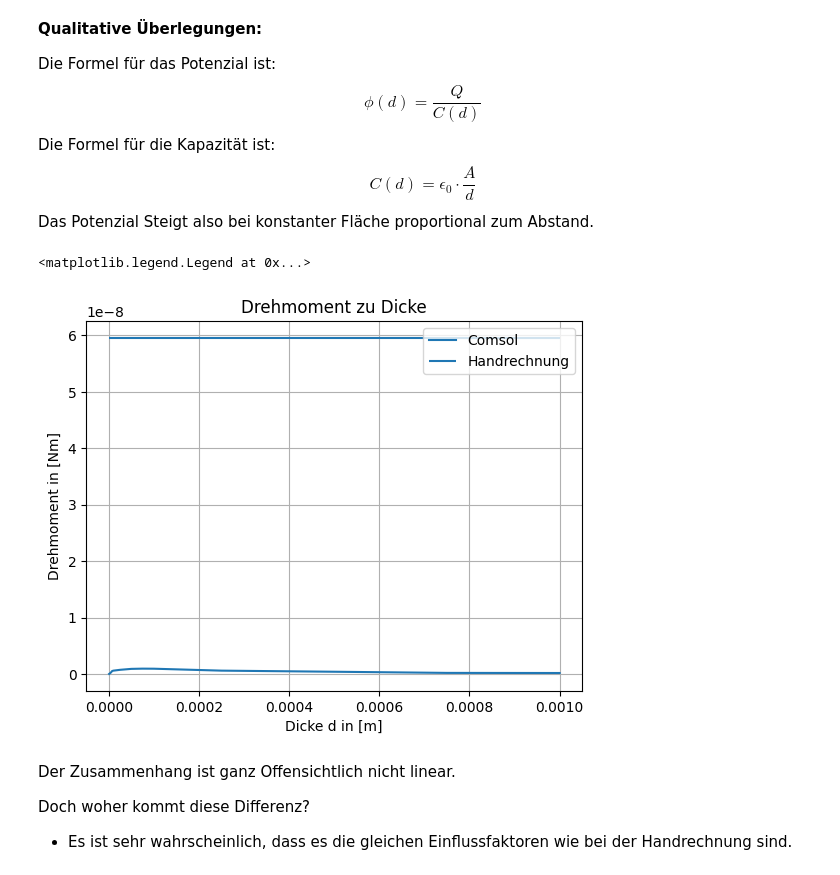
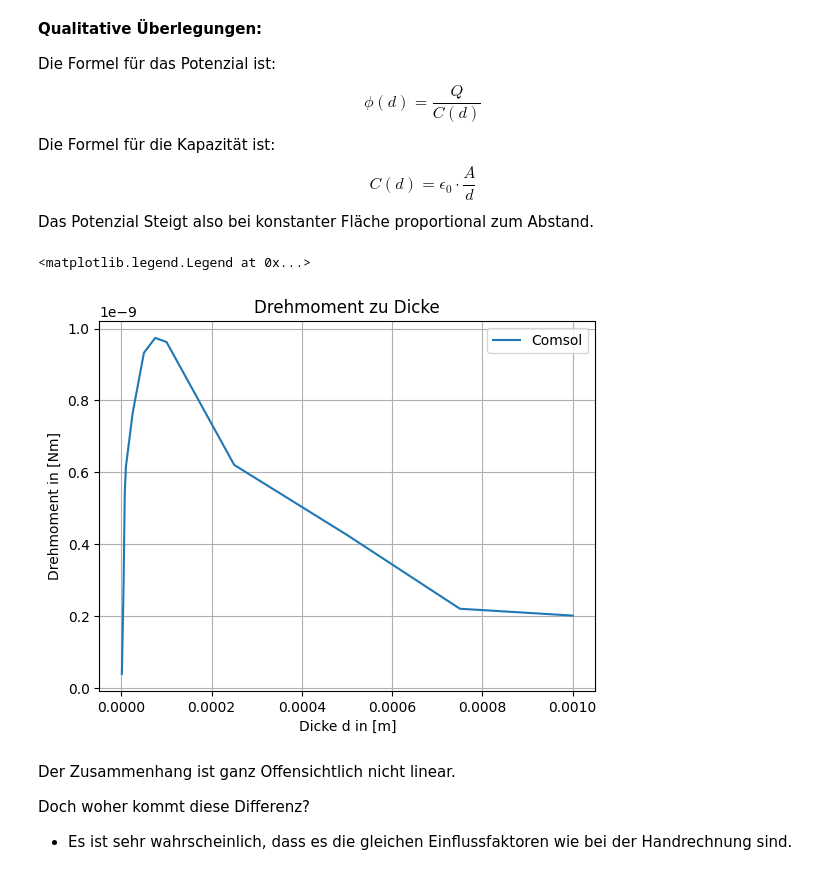
Before and after one commit to HansPeter21/COP_Elektrostatik, a Jupyter notebook: Projekt_ES_Albertin_Schegg.ipynb, the cells around one changed output. Drawn from its saved outputs; the diff is of its cells as text; code cells hidden in the pictures.

```diff
--- a/Projekt_ES_Albertin_Schegg.ipynb
+++ b/Projekt_ES_Albertin_Schegg.ipynb
@@ -336,15 +368,15 @@ Fd = 1/(2)*Q**2/(A30*eps0)
 Mfd = Fd*a
 # %%
 plt.plot(Md["d (m)"], Md["Axial torque (N*m)"], label= "Comsol")
-plt.hlines(xmin=0, xmax=dsweep[-1] , y=Mfd, label= "Handrechnung")
+#plt.hlines(xmin=0, xmax=dsweep[-1] , y=Mfd, label= "Handrechnung")
 plt.grid()
 plt.ylabel("Drehmoment in [Nm]")
 plt.xlabel("Dicke d in [m]")
 plt.title("Drehmoment zu Dicke")
 plt.legend()
 # %% [output]
 <matplotlib.legend.Legend at 0x...>
-[figure, old version]
+[figure, new version]
 # %% [markdown]
 Der Zusammenhang ist ganz Offensichtlich nicht linear.
 
```
Also changed, not shown: parts of 14 cells of this notebook.
